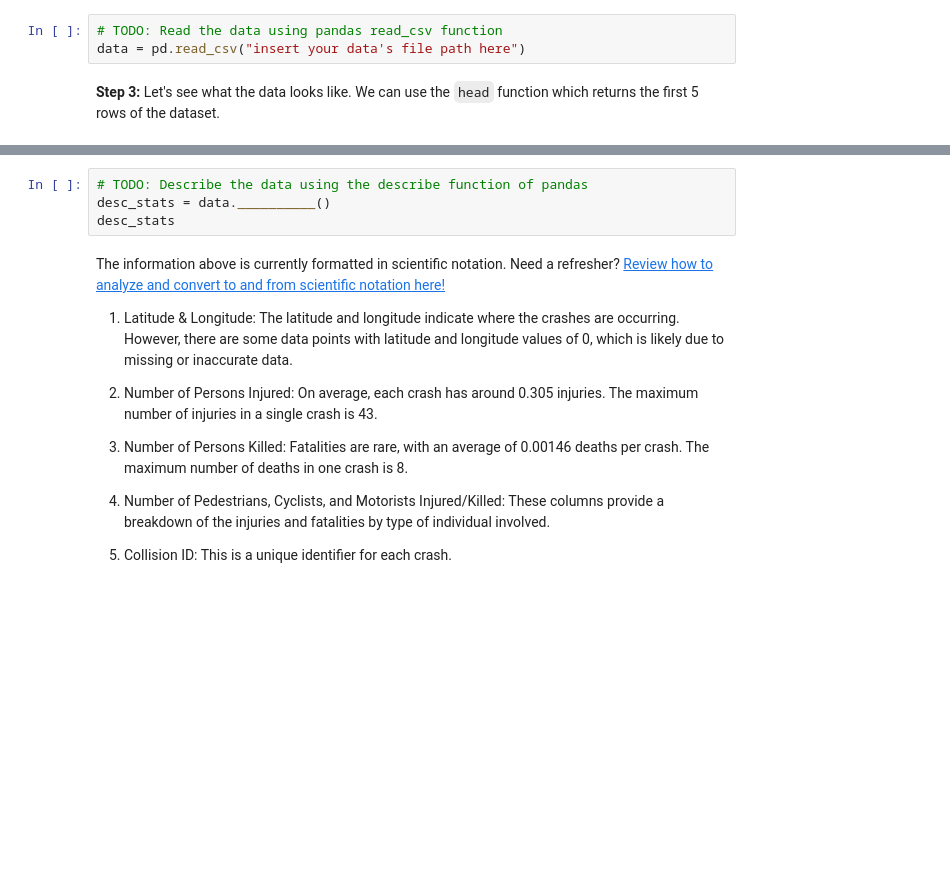
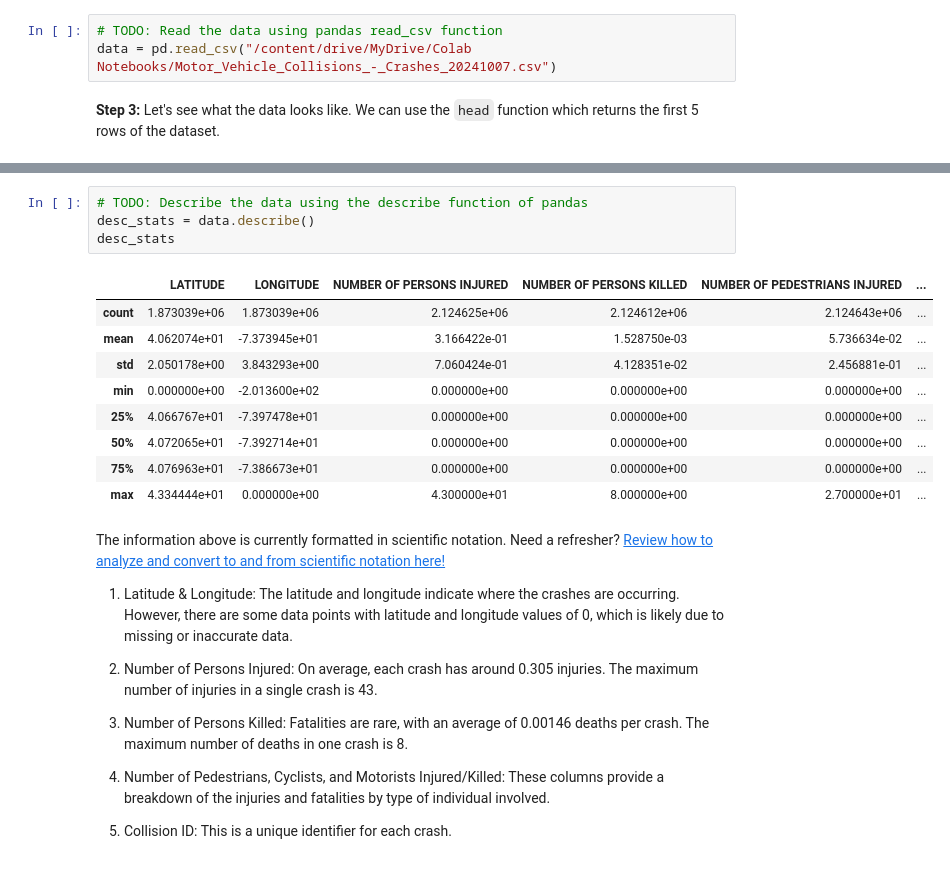
Before and after one commit to Aphrodite513/TDSP-Explorer, a Jupyter notebook: Explorer_TDSP_Ran_Wang.ipynb, the cells around one changed output, grey strips where cells are left out. Cells and saved outputs as stored; diff of their text form; blank space fills up the shorter version.

```diff
--- a/Explorer_TDSP_Ran_Wang.ipynb
+++ b/Explorer_TDSP_Ran_Wang.ipynb
@@ -116,7 +118,7 @@ Ensure that you've downloaded the dataset from NYC OpenData, and uploaded the da
 Hint: Your data's file path describes the location of where your data lives. To locate your data's file path, click on the folder/file-shaped icon on the left side of the Notebook. You'll notice a folder labeled "drive." Search for your Motor Vehicle Collisions Dataset within that folder. Right click on your Dataset to "copy path." Paste that path below.
 # %%
 # TODO: Read the data using pandas read_csv function
-data = pd.read_csv("insert your data's file path here")
+data = pd.read_csv("/content/drive/MyDrive/Colab Notebooks/Motor_Vehicle_Collisions_-_Crashes_20241007.csv")
 # %% [markdown]
 **Step 3:** Let's see what the data looks like. We can use the `head` function which returns the first 5 rows of the dataset.
 # %%
@@ -125,7 +135,17 @@ __________
 # %%
 # TODO: Describe the data using the describe function of pandas
-desc_stats = data.__________()
+desc_stats = data.describe()
 desc_stats
+# %% [output]
+|  | LATITUDE | LONGITUDE | NUMBER OF PERSONS INJURED | NUMBER OF PERSONS KILLED | NUMBER OF PEDESTRIANS INJURED | ... |
+| count | 1.873039e+06 | 1.873039e+06 | 2.124625e+06 | 2.124612e+06 | 2.124643e+06 | ... |
+| mean | 4.062074e+01 | -7.373945e+01 | 3.166422e-01 | 1.528750e-03 | 5.736634e-02 | ... |
+| std | 2.050178e+00 | 3.843293e+00 | 7.060424e-01 | 4.128351e-02 | 2.456881e-01 | ... |
+| min | 0.000000e+00 | -2.013600e+02 | 0.000000e+00 | 0.000000e+00 | 0.000000e+00 | ... |
+| 25% | 4.066767e+01 | -7.397478e+01 | 0.000000e+00 | 0.000000e+00 | 0.000000e+00 | ... |
+| 50% | 4.072065e+01 | -7.392714e+01 | 0.000000e+00 | 0.000000e+00 | 0.000000e+00 | ... |
+| 75% | 4.076963e+01 | -7.386673e+01 | 0.000000e+00 | 0.000000e+00 | 0.000000e+00 | ... |
+| max | 4.334444e+01 | 0.000000e+00 | 4.300000e+01 | 8.000000e+00 | 2.700000e+01 | ... |
 # %% [markdown]
 The information above is currently formatted in scientific notation. Need a refresher? [Review how to analyze and convert to and from scientific notation here!](https://www.mathsisfun.com/numbers/scientific-notation.html)
 
```
Also changed, not shown: parts of 3 cells of this notebook.
